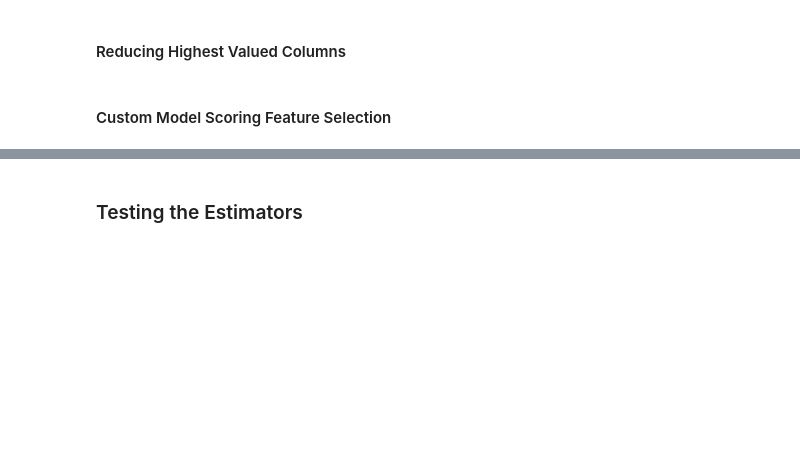
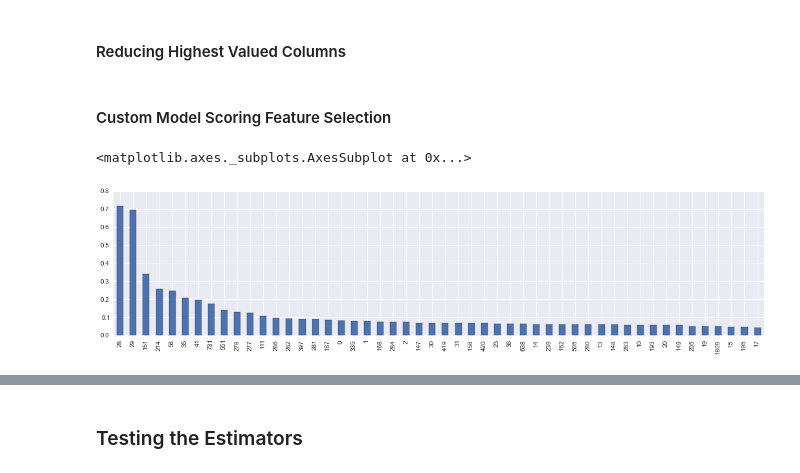
Before and after one commit to ionox0/ML_Kaggle, a Jupyter notebook: code/Competition.ipynb, the cells around one changed output, grey strips where cells are left out. Cells and saved outputs as stored; diff of their text form; code cells hidden in the pictures; blank space fills up the shorter version.

Commit message:
begin adding random forest diagnostics

```diff
--- a/code/Competition.ipynb
+++ b/code/Competition.ipynb
@@ -112,7 +112,7 @@ X_train_dummies = X_dummies[[col for col in X_dummies.columns if col in X_quiz_d
 # %%
 X_quiz_dummies = X_quiz_dummies[[col for col in X_quiz_dummies.columns if col in X_train_dummies.columns]]
 # %%
-X_train_sample = X_train_dummies.sample(20000)
+X_train_sample = X_train_dummies.sample(10000)
 # %%
 target_cols = [col for col in X_dummies.columns if col in X_quiz_dummies.columns]
 # %%
@@ -164,7 +164,7 @@ from sklearn.cross_validation import train_test_split
 # %%
 from sklearn.feature_selection import SelectFromModel
 # %%
-rf_clf = RandomForestClassifier(n_estimators=200, n_jobs=-1)
+rf_clf = RandomForestClassifier(n_estimators=30, n_jobs=-1)
 # %%
 X = SelectFromModel(rf_clf).fit_transform(X_train_sample.as_matrix(), y=y)
 # %% [markdown]
@@ -180,9 +180,12 @@ def score_features(clf, X, y, n_iterations=1):
         rankings.append(clf.feature_importances_)
     return np.array(rankings)
 # %%
-feats = score_features(rf_clf, X_train_sample.as_matrix(), y_sample, n_iterations=10)
+feats = score_features(rf_clf, X_train_sample.as_matrix(), y_sample, n_iterations=20)
 # %%
-# pd.Series(feats.sum(axis=0)).order(ascending=False).iloc[:50].plot(kind='bar', figsize=(18,4))
+pd.Series(feats.sum(axis=0)).order(ascending=False).iloc[:50].plot(kind='bar', figsize=(18,4))
+# %% [output]
+<matplotlib.axes._subplots.AxesSubplot at 0x...>
+[figure, added]
 # %%
 best_features = list(pd.Series(feats.sum(axis=0)).order(ascending=False).iloc[:100].index)
 # %%
```
Also changed, not shown: parts of 29 cells of this notebook.
